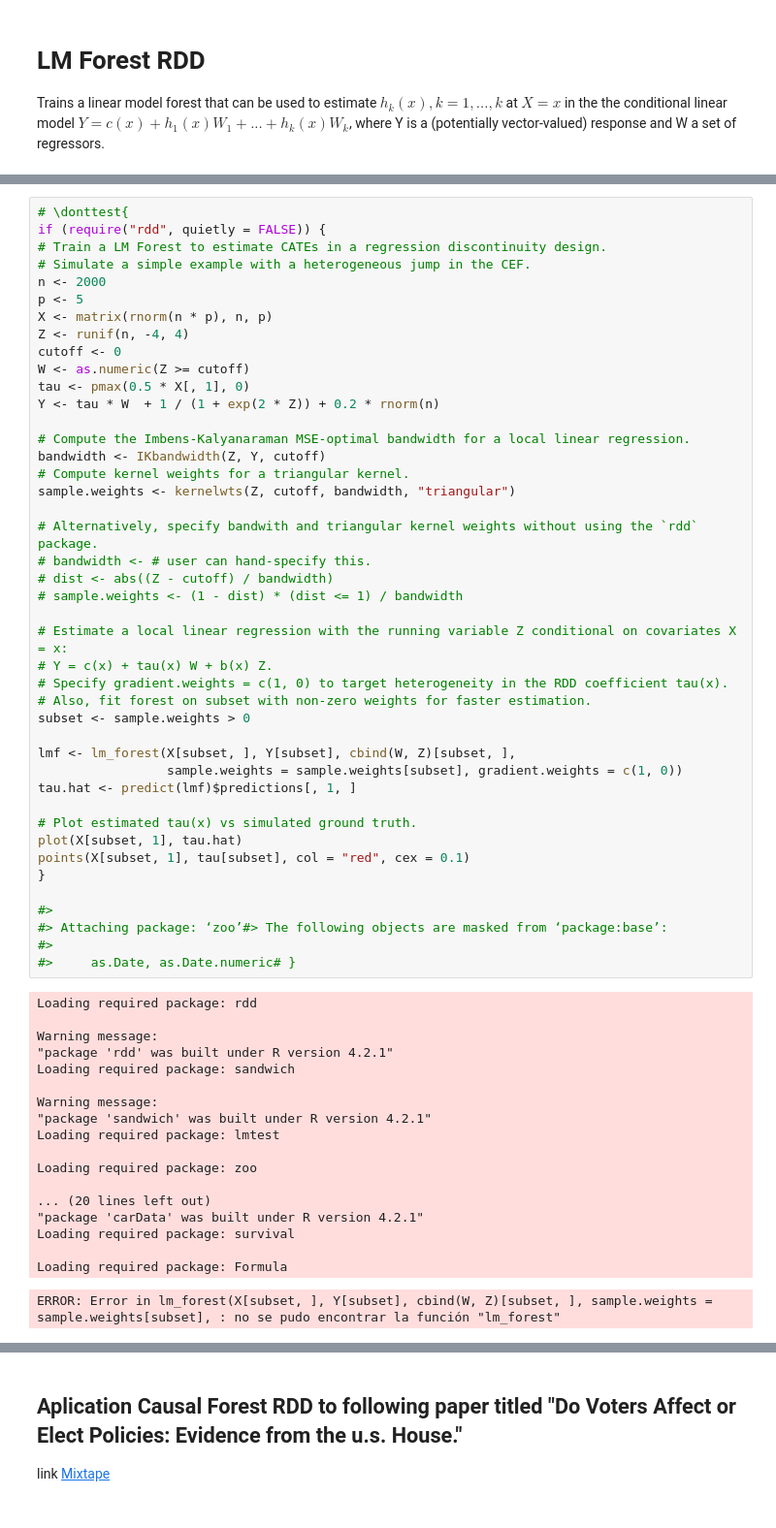
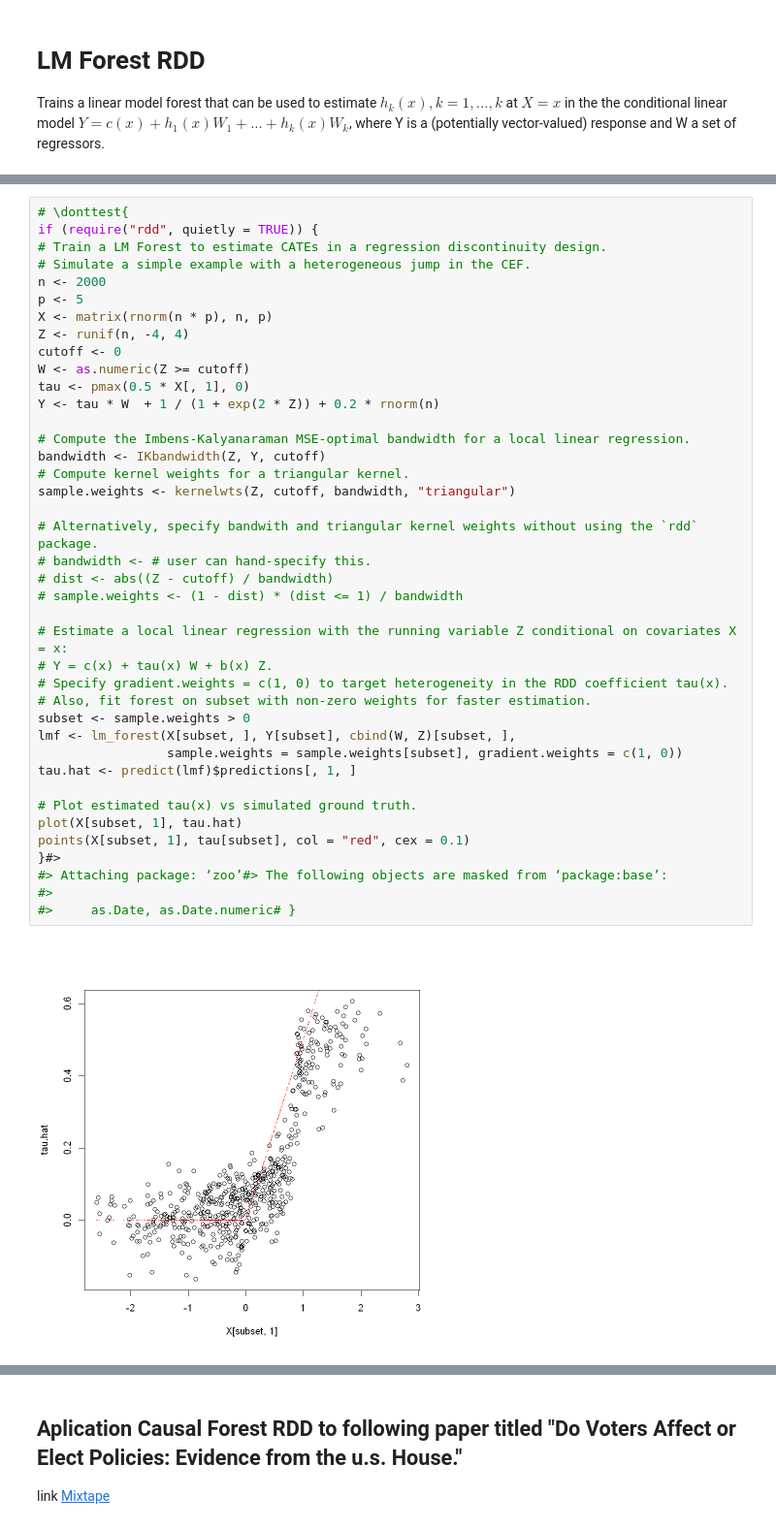
Before and after one commit to d2cml-ai/mgtecon634_r, a Jupyter notebook: notebooks/7_LM_forest_RDD_1.ipynb, the cells around one changed output, grey strips where cells are left out. Shown at 97% size. Drawn from its saved outputs; the diff is of its cells as text.

```diff
--- a/notebooks/7_LM_forest_RDD_1.ipynb
+++ b/notebooks/7_LM_forest_RDD_1.ipynb
@@ -62,6 +16,6 @@ ERROR: Error in library(grf): 'grf' is not a valid installed package
 # %%
 # \donttest{
-if (require("rdd", quietly = FALSE)) {
+if (require("rdd", quietly = TRUE)) {
 # Train a LM Forest to estimate CATEs in a regression discontinuity design.
 # Simulate a simple example with a heterogeneous jump in the CEF.
 n <- 2000
@@ -72,52 +26,32 @@ cutoff <- 0
 W <- as.numeric(Z >= cutoff)
 tau <- pmax(0.5 * X[, 1], 0)
 Y <- tau * W  + 1 / (1 + exp(2 * Z)) + 0.2 * rnorm(n)
 
 # Compute the Imbens-Kalyanaraman MSE-optimal bandwidth for a local linear regression.
 bandwidth <- IKbandwidth(Z, Y, cutoff)
 # Compute kernel weights for a triangular kernel.
 sample.weights <- kernelwts(Z, cutoff, bandwidth, "triangular")
 
 # Alternatively, specify bandwith and triangular kernel weights without using the `rdd` package.
 # bandwidth <- # user can hand-specify this.
 # dist <- abs((Z - cutoff) / bandwidth)
 # sample.weights <- (1 - dist) * (dist <= 1) / bandwidth
 
 # Estimate a local linear regression with the running variable Z conditional on covariates X = x:
 # Y = c(x) + tau(x) W + b(x) Z.
 # Specify gradient.weights = c(1, 0) to target heterogeneity in the RDD coefficient tau(x).
 # Also, fit forest on subset with non-zero weights for faster estimation.
 subset <- sample.weights > 0
-
 lmf <- lm_forest(X[subset, ], Y[subset], cbind(W, Z)[subset, ],
                  sample.weights = sample.weights[subset], gradient.weights = c(1, 0))
 tau.hat <- predict(lmf)$predictions[, 1, ]
 
 # Plot estimated tau(x) vs simulated ground truth.
 plot(X[subset, 1], tau.hat)
 points(X[subset, 1], tau[subset], col = "red", cex = 0.1)
-}
-
-#>
+}#>
 #> Attaching package: ‘zoo’#> The following objects are masked from ‘package:base’:
 #>
 #>     as.Date, as.Date.numeric# }
 # %% [output]
-Loading required package: rdd
-
-Warning message:
-"package 'rdd' was built under R version 4.2.1"
-Loading required package: sandwich
-
-Warning message:
-"package 'sandwich' was built under R version 4.2.1"
-Loading required package: lmtest
-
-Loading required package: zoo
-
-... (20 lines left out)
-"package 'carData' was built under R version 4.2.1"
-Loading required package: survival
-
-Loading required package: Formula
-ERROR: Error in lm_forest(X[subset, ], Y[subset], cbind(W, Z)[subset, ], sample.weights = sample.weights[subset], : no se pudo encontrar la función "lm_forest"
+[figure, added]
```
Also changed, not shown: parts of 30 cells of this notebook.
